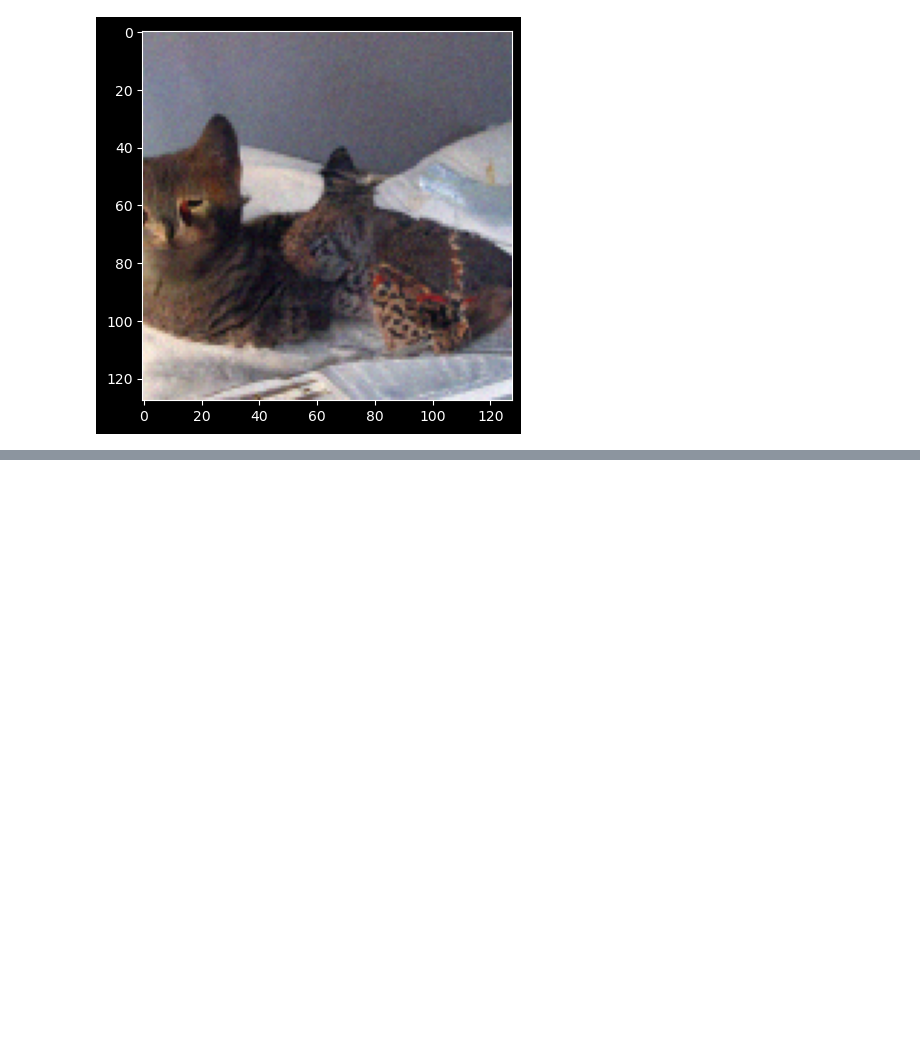
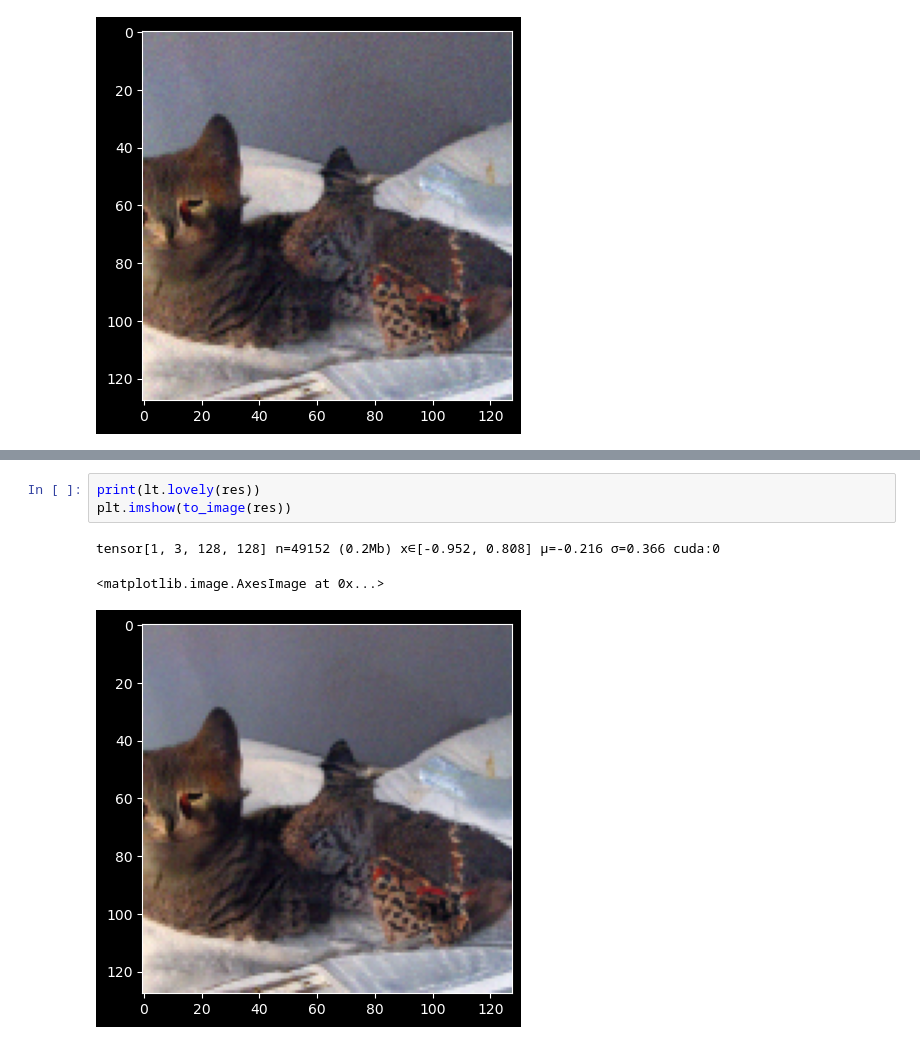
Before and after one commit to AxesAccess/CV_week, a Jupyter notebook: CV_Week_2024_Seminar_2.ipynb, the cells around one changed output, grey strips where cells are left out. Saved outputs shown, nothing was run; the diff lists cells and outputs as text; blank space fills up the shorter version.

```diff
--- a/CV_Week_2024_Seminar_2.ipynb
+++ b/CV_Week_2024_Seminar_2.ipynb
@@ -231,0 +276,7 @@ tensor[1, 3, 128, 128] n=49152 (0.2Mb) x∈[-0.978, 0.820] μ=-0.218 σ=0.368 cu
+# %%
+print(lt.lovely(res))
+plt.imshow(to_image(res))
+# %% [output]
+tensor[1, 3, 128, 128] n=49152 (0.2Mb) x∈[-0.952, 0.808] μ=-0.216 σ=0.366 cuda:0
+<matplotlib.image.AxesImage at 0x...>
+[figure, added]
```
Also changed, not shown: parts of 4 cells of this notebook.
